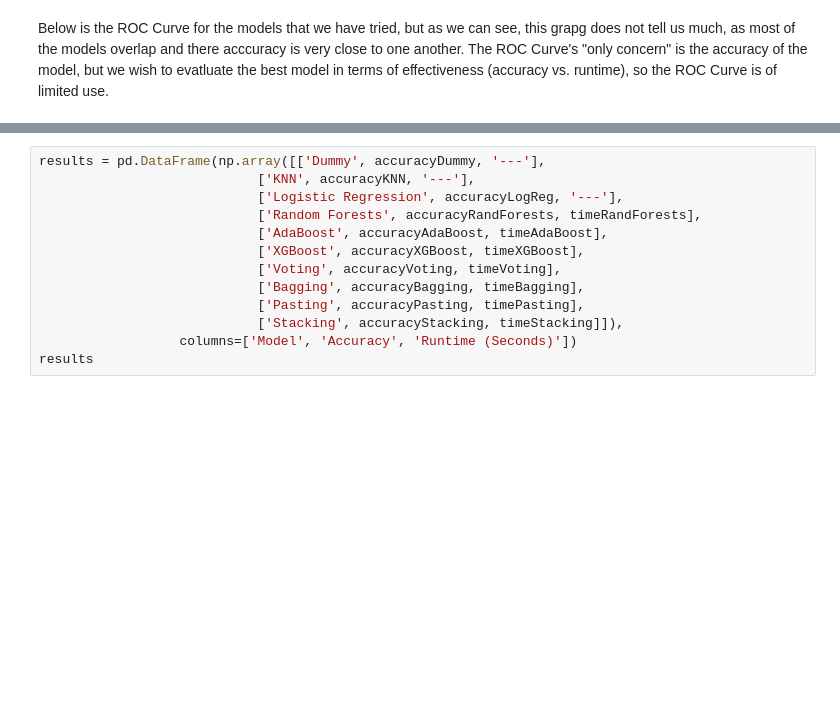
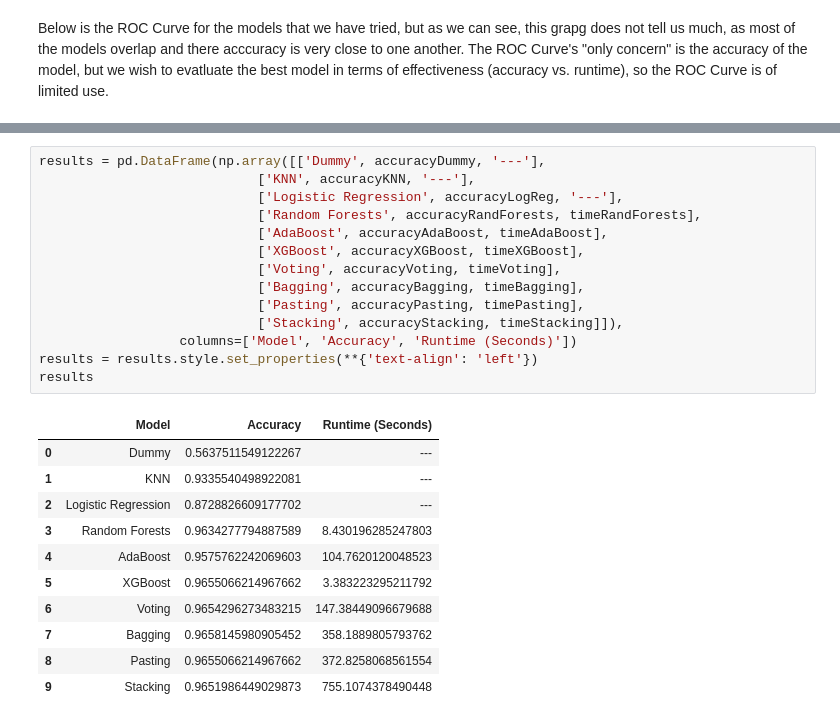
Before and after one commit to appeldaniel1998/Data-Visualization-Final-Project, a Jupyter notebook: Airline Satisfaction - Classification.ipynb, the cells around one changed output, grey strips where cells are left out. Drawn from its saved outputs; the diff is of its cells as text; blank space fills up the shorter version.

```diff
--- a/Airline Satisfaction - Classification.ipynb
+++ b/Airline Satisfaction - Classification.ipynb
@@ -652,13 +667,26 @@ axes.set_title("Accuracy Scores of the different models")
 # %%
 results = pd.DataFrame(np.array([['Dummy', accuracyDummy, '---'],
                             ['KNN', accuracyKNN, '---'],
                             ['Logistic Regression', accuracyLogReg, '---'],
                             ['Random Forests', accuracyRandForests, timeRandForests],
                             ['AdaBoost', accuracyAdaBoost, timeAdaBoost],
                             ['XGBoost', accuracyXGBoost, timeXGBoost],
                             ['Voting', accuracyVoting, timeVoting],
                             ['Bagging', accuracyBagging, timeBagging],
                             ['Pasting', accuracyPasting, timePasting],
                             ['Stacking', accuracyStacking, timeStacking]]),
                   columns=['Model', 'Accuracy', 'Runtime (Seconds)'])
+results = results.style.set_properties(**{'text-align': 'left'})
 results
+# %% [output]
+|  | Model | Accuracy | Runtime (Seconds) |
+| 0 | Dummy | 0.5637511549122267 | --- |
+| 1 | KNN | 0.9335540498922081 | --- |
+| 2 | Logistic Regression | 0.8728826609177702 | --- |
+| 3 | Random Forests | 0.9634277794887589 | 8.430196285247803 |
+| 4 | AdaBoost | 0.9575762242069603 | 104.7620120048523 |
+| 5 | XGBoost | 0.9655066214967662 | 3.383223295211792 |
+| 6 | Voting | 0.9654296273483215 | 147.38449096679688 |
+| 7 | Bagging | 0.9658145980905452 | 358.1889805793762 |
+| 8 | Pasting | 0.9655066214967662 | 372.8258068561554 |
+| 9 | Stacking | 0.9651986449029873 | 755.1074378490448 |
```
Also changed, not shown: parts of 5 cells of this notebook.
